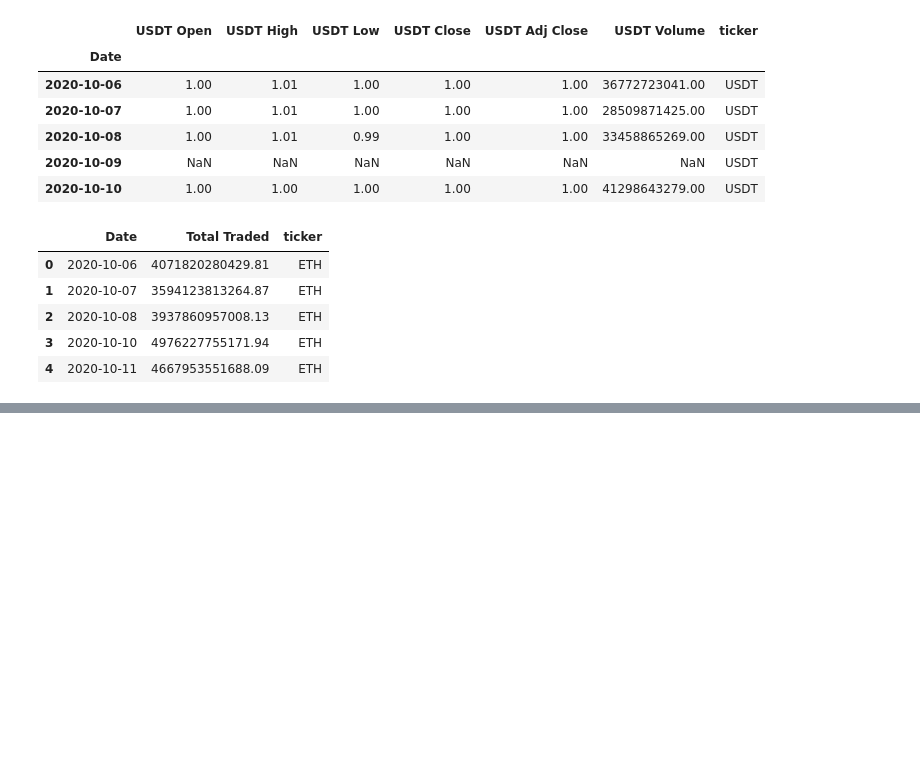
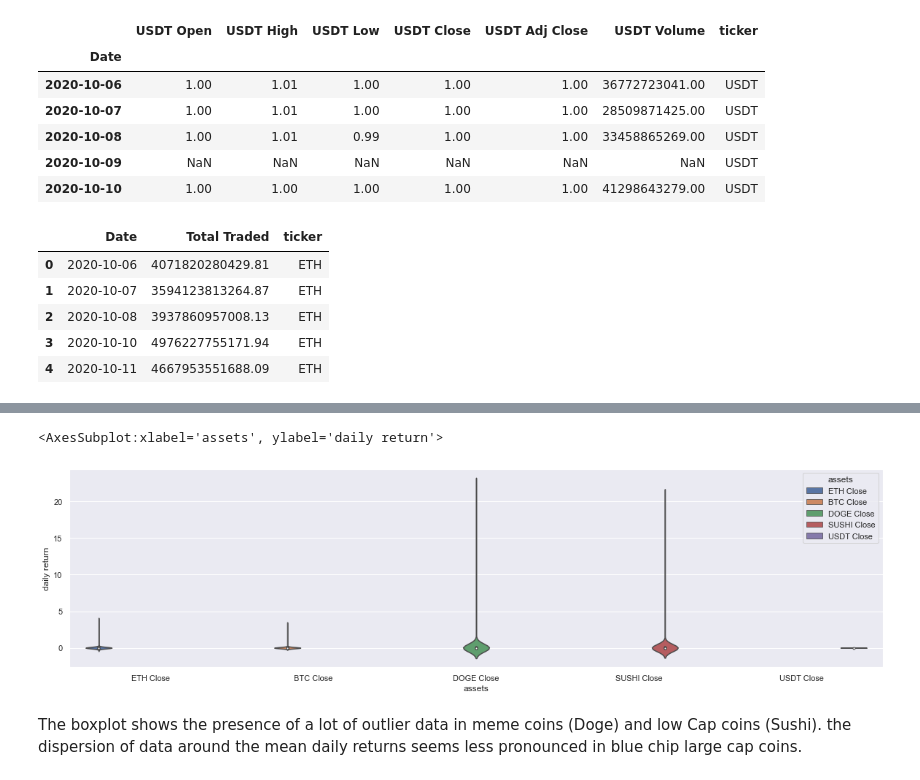
Before and after one commit to pysouzhny/GWU_Project_1, a Jupyter notebook: Crypto_Analysis.ipynb, the cells around one changed output, grey strips where cells are left out. Cells and saved outputs as stored; diff of their text form; code cells hidden in the pictures; blank space fills up the shorter version.

```diff
--- a/Crypto_Analysis.ipynb
+++ b/Crypto_Analysis.ipynb
@@ -143,3 +141,28 @@ Crypto_Daily_Returns=Crypto_data[['ETH Close','BTC Close','DOGE Close','SUSHI Cl
+# %%
+
+import seaborn as sns
+
+sns.set_theme(style="ticks", palette="pastel")
+
+t=sns.load_dataset("tips")
+
+Crypto_Daily_Returns=Crypto_data[['ETH Close','BTC Close','DOGE Close','SUSHI Close','USDT Close']].pct_change().dropna().reset_index()
+Crypto_Daily_Returns_unpivoted=Crypto_Daily_Returns.melt(id_vars='Date',var_name='assets',value_name='daily return').set_index('Date')
+Crypto_Daily_Returns_unpivoted.index=pd.DatetimeIndex(Crypto_Daily_Returns_unpivoted.index)
+Crypto_Daily_Returns_unpivoted.index.year
+
+
+
+sns.set(rc = {'figure.figsize':(20,5)})
+sns.violinplot(x="assets", y="daily return",
+            hue="assets",
+            data=Crypto_Daily_Returns_unpivoted)
+#t
+# %% [output]
+<AxesSubplot:xlabel='assets', ylabel='daily return'>
+[figure, added]
+# %% [markdown]
+The boxplot shows the presence of a lot of outlier data in meme coins (Doge) and low Cap coins (Sushi). the dispersion of data around the mean daily returns seems less pronounced in blue chip large cap coins.
 # %%
 Crypto_Daily_Returns.std().sort_values(ascending=False)
 # %% [output]
```
Also changed, not shown: parts of 40 cells of this notebook, 1 other file.
